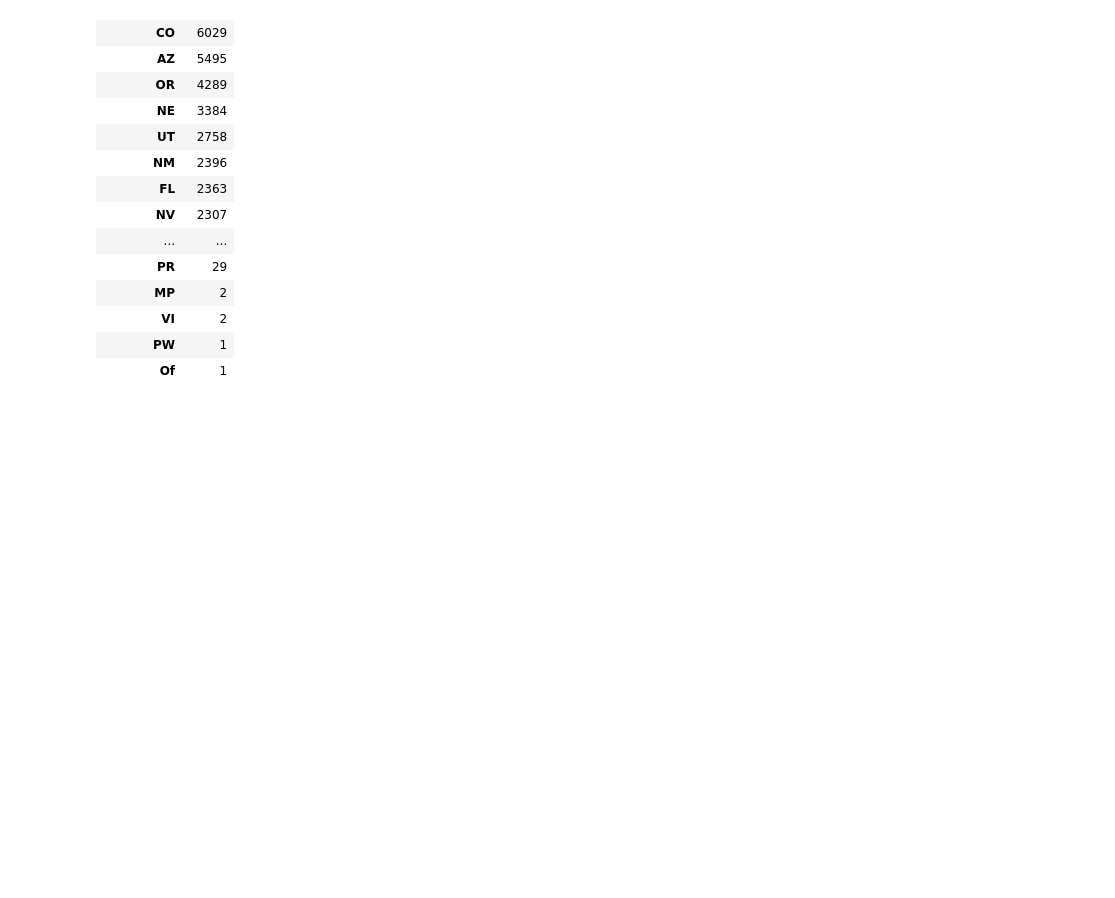
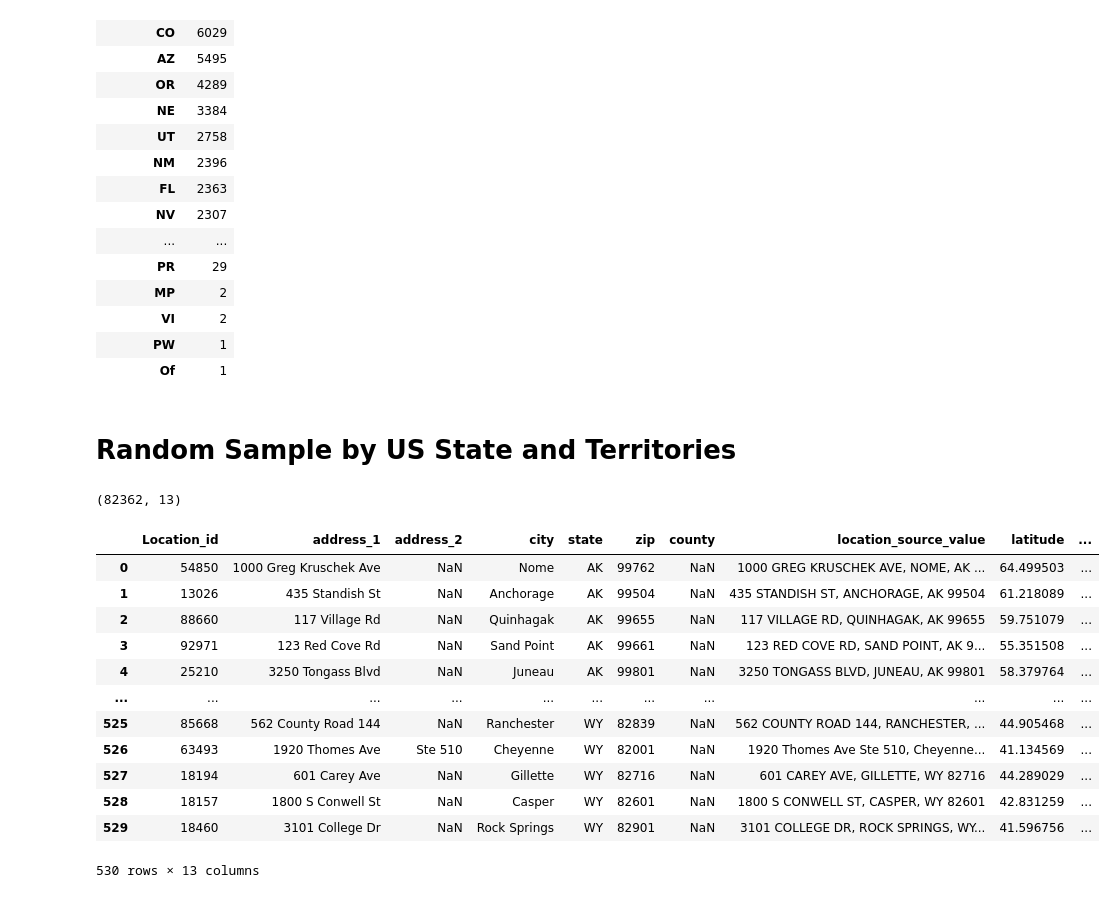
Before and after one commit to brian-cy-chang/UW_Geospatial, a Jupyter notebook: notebooks/usaddress.ipynb, the cells around one changed output. Saved outputs shown, nothing was run; the diff lists cells and outputs as text; code cells hidden in the pictures; blank space fills up the shorter version.

```diff
--- a/notebooks/usaddress.ipynb
+++ b/notebooks/usaddress.ipynb
@@ -773,3 +790,31 @@ pd.DataFrame(OMOP_location_updated_success.state_abbr.sort_values().value_counts
 | VI | 2 |
 | PW | 1 |
 | Of | 1 |
+# %% [markdown]
+# Random Sample by US State and Territories
+# %%
+territories_drop = ['MP', 'VI', 'PW', 'Of']
+
+dropped_territories = OMOP_location_updated_success.loc[OMOP_location_updated_success.state_abbr.isin(territories_drop)]
+OMOP_location_updated_success_drop = OMOP_location_updated_success.loc[~OMOP_location_updated_success.state_abbr.isin(territories_drop)]
+
+print(OMOP_location_updated_success_drop.shape)
+# %% [output]
+(82362, 13)
+# %%
+df_sample = OMOP_location_updated_success_drop.groupby('state_abbr').apply(lambda x: x.sample(n=10)).reset_index(drop = True)
+df_sample
+# %% [output]
+|  | Location_id | address_1 | address_2 | city | state | zip | county | location_source_value | latitude | ... |
+| 0 | 54850 | 1000 Greg Kruschek Ave | NaN | Nome | AK | 99762 | NaN | 1000 GREG KRUSCHEK AVE, NOME, AK ... | 64.499503 | ... |
+| 1 | 13026 | 435 Standish St | NaN | Anchorage | AK | 99504 | NaN | 435 STANDISH ST, ANCHORAGE, AK 99504 | 61.218089 | ... |
+| 2 | 88660 | 117 Village Rd | NaN | Quinhagak | AK | 99655 | NaN | 117 VILLAGE RD, QUINHAGAK, AK 99655 | 59.751079 | ... |
+| 3 | 92971 | 123 Red Cove Rd | NaN | Sand Point | AK | 99661 | NaN | 123 RED COVE RD, SAND POINT, AK 9... | 55.351508 | ... |
+| 4 | 25210 | 3250 Tongass Blvd | NaN | Juneau | AK | 99801 | NaN | 3250 TONGASS BLVD, JUNEAU, AK 99801 | 58.379764 | ... |
+| ... | ... | ... | ... | ... | ... | ... | ... | ... | ... | ... |
+| 525 | 85668 | 562 County Road 144 | NaN | Ranchester | WY | 82839 | NaN | 562 COUNTY ROAD 144, RANCHESTER, ... | 44.905468 | ... |
+| 526 | 63493 | 1920 Thomes Ave | Ste 510 | Cheyenne | WY | 82001 | NaN | 1920 Thomes Ave Ste 510, Cheyenne... | 41.134569 | ... |
+| 527 | 18194 | 601 Carey Ave | NaN | Gillette | WY | 82716 | NaN | 601 CAREY AVE, GILLETTE, WY 82716 | 44.289029 | ... |
+| 528 | 18157 | 1800 S Conwell St | NaN | Casper | WY | 82601 | NaN | 1800 S CONWELL ST, CASPER, WY 82601 | 42.831259 | ... |
+| 529 | 18460 | 3101 College Dr | NaN | Rock Springs | WY | 82901 | NaN | 3101 COLLEGE DR, ROCK SPRINGS, WY... | 41.596756 | ... |
+530 rows × 13 columns
```
Also changed, not shown: parts of 2 cells of this notebook, 1 other file.
